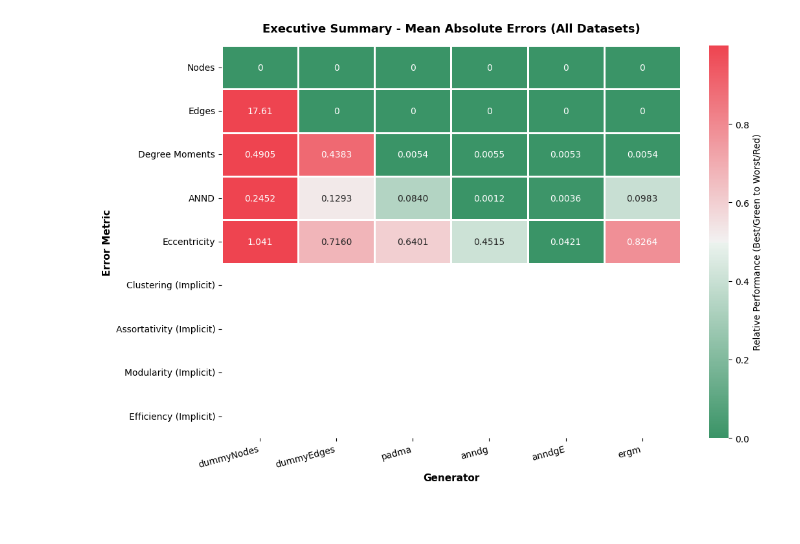
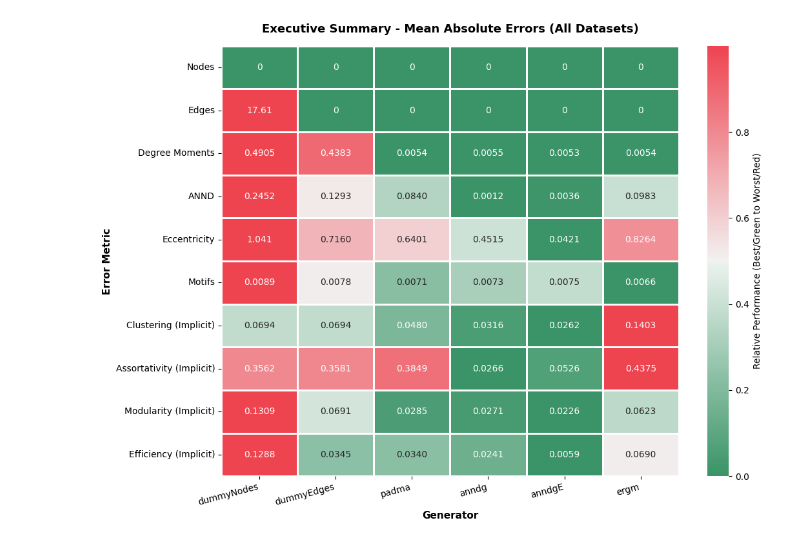
Before and after one commit to Andre1372/syn_bench_gnn, a Jupyter notebook: notebooks/target_fidelity_analysis.ipynb, the cells around one changed output. Cells and saved outputs as stored; diff of their text form; code cells hidden in the pictures; blank space fills up the shorter version.

```diff
--- a/notebooks/target_fidelity_analysis.ipynb
+++ b/notebooks/target_fidelity_analysis.ipynb
@@ -34,7 +35,12 @@ DATASET_NAMES = ["BZR", "DHFR", "Mutagenicity", "MUTAG"]
 # Cache original dataset statistics for target secondary metrics
 original_stats_cache = {}
 for dname in DATASET_NAMES:
-    orig_path = PROJECT_ROOT / "data" / dname / f"{dname}_original.pt"
+    if FIXED_FEATURES is not None:
+        orig_path = PROJECT_ROOT / "data" / dname / f"{dname}_original_{FIXED_FEATURES}.pt"
+        if not orig_path.exists():
+            orig_path = PROJECT_ROOT / "data" / dname / f"{dname}_original.pt"
+    else:
+        orig_path = PROJECT_ROOT / "data" / dname / f"{dname}_original.pt"
     if orig_path.exists():
         try:
             payload = torch.load(orig_path, map_location="cpu", weights_only=False)
@@ -151,6 +157,10 @@ def load_fidelity_data() -> pd.DataFrame:
             t_ecc = safe_array(t_stat.get("eccentricity"))
             a_ecc = safe_array(a_stat.get("eccentricity"))
 
+            # Motifs (length 8 for k=4)
+            t_motifs = safe_array(t_stat.get("motifs"), expected_length=8)
+            a_motifs = safe_array(a_stat.get("motifs"), expected_length=8)
+
             # Retrieve target secondary metrics from caching of original datasets
             orig_stat = {}
             if dataset in original_stats_cache and i < len(original_stats_cache[dataset]):
@@ -204,6 +214,11 @@ def load_fidelity_data() -> pd.DataFrame:
                 row[f"actual_annd_{idx}"] = a_annd[idx]
                 row[f"target_eccentricity_{idx}"] = t_ecc[idx]
                 row[f"actual_eccentricity_{idx}"] = a_ecc[idx]
+
+            # Detail for Motifs
+            for idx in range(8):
+                row[f"target_motifs_{idx}"] = t_motifs[idx]
+                row[f"actual_motifs_{idx}"] = a_motifs[idx]
 
             rows.append(row)
 
@@ -274,6 +289,11 @@ def compute_fidelity_errors(df: pd.DataFrame) -> pd.DataFrame:
         a_ecc = np.array([row[f"actual_eccentricity_{i}"] for i in range(4)])
         err_row["eccentricity_error"] = calculate_eccentricity_error(a_ecc, t_ecc)
 
+        # Specialized Errors for Motifs
+        t_motifs = np.array([row[f"target_motifs_{i}"] for i in range(8)])
+        a_motifs = np.array([row[f"actual_motifs_{i}"] for i in range(8)])
+        err_row["motifs_error"] = calculate_motifs_error(a_motifs, t_motifs)
+
         error_rows.append(err_row)
 
     df_errors = pd.DataFrame(error_rows)
@@ -291,9 +311,6 @@ df_errors = compute_fidelity_errors(df_fidelity)
 # Derived globals (similar to gnn_result_analysis.py)
 METHODS = sorted(df_fidelity["method"].dropna().unique().tolist())
 DATASETS = sorted(df_fidelity["dataset"].dropna().unique().tolist())
-
-display(df_fidelity.head(10))
-display(df_errors.head(10))
 # %% [output]
 Scanning 480 files in /home/amarigo/syn_bench_gnn2/syn_bench_gnn/synthetic_data...
 Successfully loaded 191160 records representing raw fidelity statistics for 6 methods.
@@ -401,6 +395,7 @@ def plot_error_distributions(df_errors: pd.DataFrame, metrics: list[str], datase
         "moments_error": "Degree Moments",
         "annd_error": "ANND",
         "eccentricity_error": "Eccentricity",
+        "motifs_error": "Motifs",
         "clustering_error": "Clustering (Implicit)",
         "assortativity_error": "Assortativity (Implicit)",
         "modularity_error": "Modularity (Implicit)",
@@ -603,6 +598,7 @@ def plot_executive_error_heatmap(df_errors: pd.DataFrame, error_metrics: list[st
         "moments_error": "Degree Moments",
         "annd_error": "ANND",
         "eccentricity_error": "Eccentricity",
+        "motifs_error": "Motifs",
         "clustering_error": "Clustering (Implicit)",
         "assortativity_error": "Assortativity (Implicit)",
         "modularity_error": "Modularity (Implicit)",
@@ -633,32 +629,32 @@ def plot_executive_error_heatmap(df_errors: pd.DataFrame, error_metrics: list[st
     color_df = pd.DataFrame(color_data, index=summary_df.index, columns=summary_df.columns)
 
     fig, ax = plt.subplots(figsize=(8 + 0.5 * len(summary_df.columns), 0.6 * len(error_metrics) + 2))
 
     # We use a color map where green is low error and red is high error
     cmap = sns.diverging_palette(145, 10, s=80, l=55, as_cmap=True)
 
     # Draw heatmap
     sns.heatmap(
         color_df,
         annot=annot_labels,
         fmt="",  # Must be empty as annot_labels already contains pre-formatted strings
         cmap=cmap,
         linewidths=0.8,
         cbar_kws={"label": "Relative Performance (Best/Green to Worst/Red)"},
         ax=ax
     )
 
     ax.set_title(title, fontsize=13, fontweight="bold", pad=15)
     ax.set_ylabel("Error Metric", fontsize=11, fontweight="bold")
     ax.set_xlabel("Generator", fontsize=11, fontweight="bold")
     plt.xticks(rotation=15, ha="right")
     plt.tight_layout()
     return
 
 # plot_target_vs_actual(df_fidelity, metric="assortativity")
 # plot_error_distributions(df_errors, metrics=["nodes_error", "clustering_error"])
 # plot_implicit_density_grid(df_fidelity, metrics=["clustering", "assortativity"])
 # plot_error_cdf(df_errors, error_metric="moments_error")
-plot_executive_error_heatmap(df_errors, error_metrics=["nodes_error", "edges_error", "moments_error", "annd_error", "eccentricity_error", "clustering_error", "assortativity_error", "modularity_error", "efficiency_error"])
+plot_executive_error_heatmap(df_errors, error_metrics=["nodes_error", "edges_error", "moments_error", "annd_error", "eccentricity_error", "motifs_error", "clustering_error", "assortativity_error", "modularity_error", "efficiency_error"])
 # %% [output]
-[figure, old version]
+[figure, new version]
```
Also changed, not shown: parts of 2 cells of this notebook, 8 other files.
